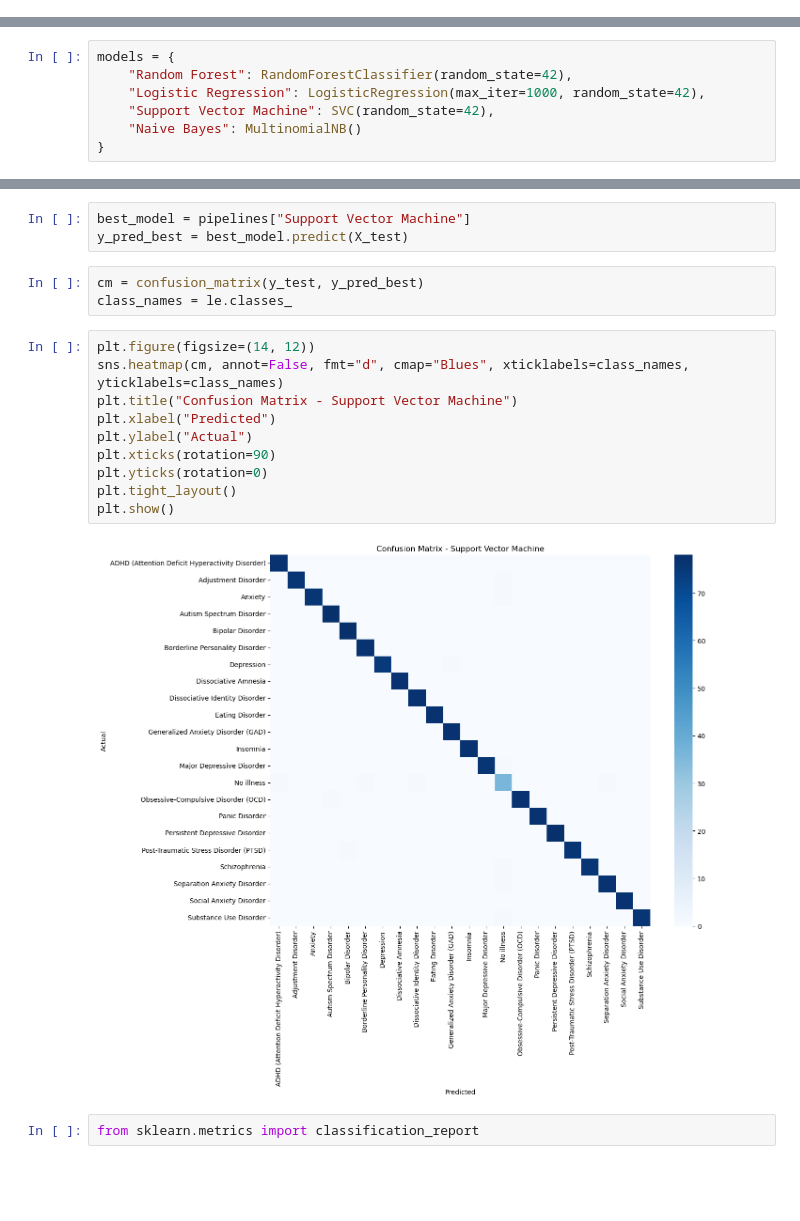
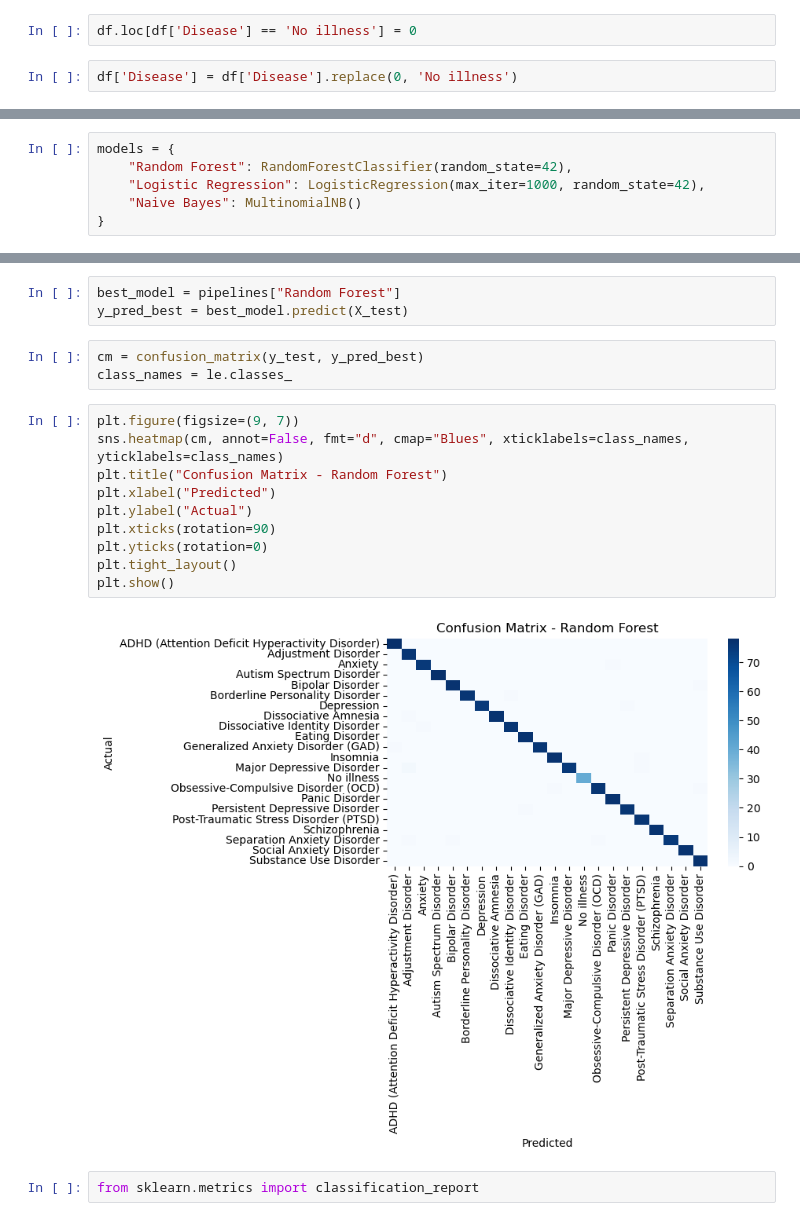
Before and after one commit to sarvesh0427/fyp, a Jupyter notebook: model_training/modeltrain.ipynb, the cells around one changed output, grey strips where cells are left out. Saved outputs shown, nothing was run; the diff lists cells and outputs as text; blank space fills up the shorter version.

```diff
--- a/model_training/modeltrain.ipynb
+++ b/model_training/modeltrain.ipynb
@@ -2,6 +2,10 @@
 import pandas as pd
 # %%
 df = pd.read_csv(r"C:\DriveD\fyp\datasets\illness_dataset.csv")
+# %%
+df.loc[df['Disease'] == 'No illness'] = 0
+# %%
+df['Disease'] = df['Disease'].replace(0, 'No illness')
 # %%
 df.head()
 # %% [output]
@@ -41,7 +44,6 @@ from sklearn.naive_bayes import MultinomialNB
 models = {
     "Random Forest": RandomForestClassifier(random_state=42),
     "Logistic Regression": LogisticRegression(max_iter=1000, random_state=42),
-    "Support Vector Machine": SVC(random_state=42),
     "Naive Bayes": MultinomialNB()
 }
 # %%
@@ -82,23 +83,23 @@ import numpy as np
 import matplotlib.pyplot as plt
 import seaborn as sns
 # %%
-best_model = pipelines["Support Vector Machine"]
+best_model = pipelines["Random Forest"]
 y_pred_best = best_model.predict(X_test)
 # %%
 cm = confusion_matrix(y_test, y_pred_best)
 class_names = le.classes_
 # %%
-plt.figure(figsize=(14, 12))
+plt.figure(figsize=(9, 7))
 sns.heatmap(cm, annot=False, fmt="d", cmap="Blues", xticklabels=class_names, yticklabels=class_names)
-plt.title("Confusion Matrix - Support Vector Machine")
+plt.title("Confusion Matrix - Random Forest")
 plt.xlabel("Predicted")
 plt.ylabel("Actual")
 plt.xticks(rotation=90)
 plt.yticks(rotation=0)
 plt.tight_layout()
 plt.show()
 # %% [output]
-[figure, old version]
+[figure, new version]
 # %%
 from sklearn.metrics import classification_report
 # %%
```
Also changed, not shown: parts of 7 cells of this notebook, 8 other files.
